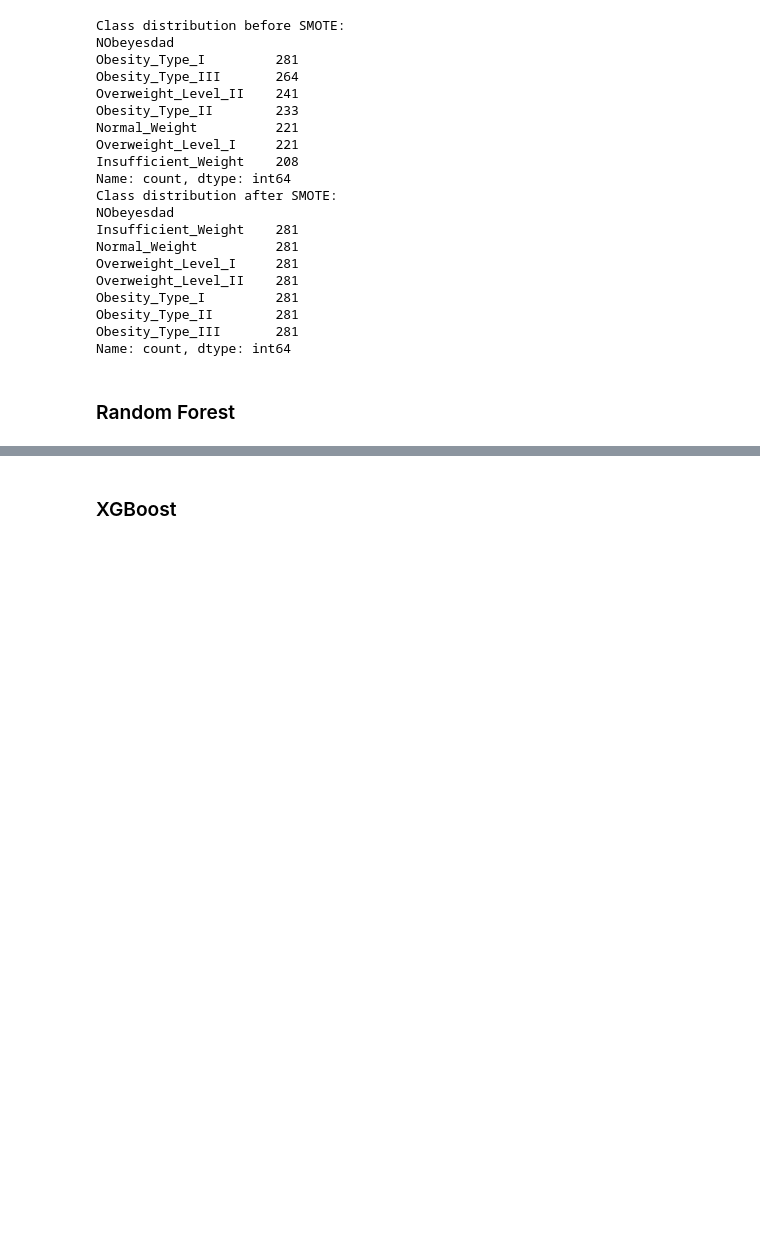
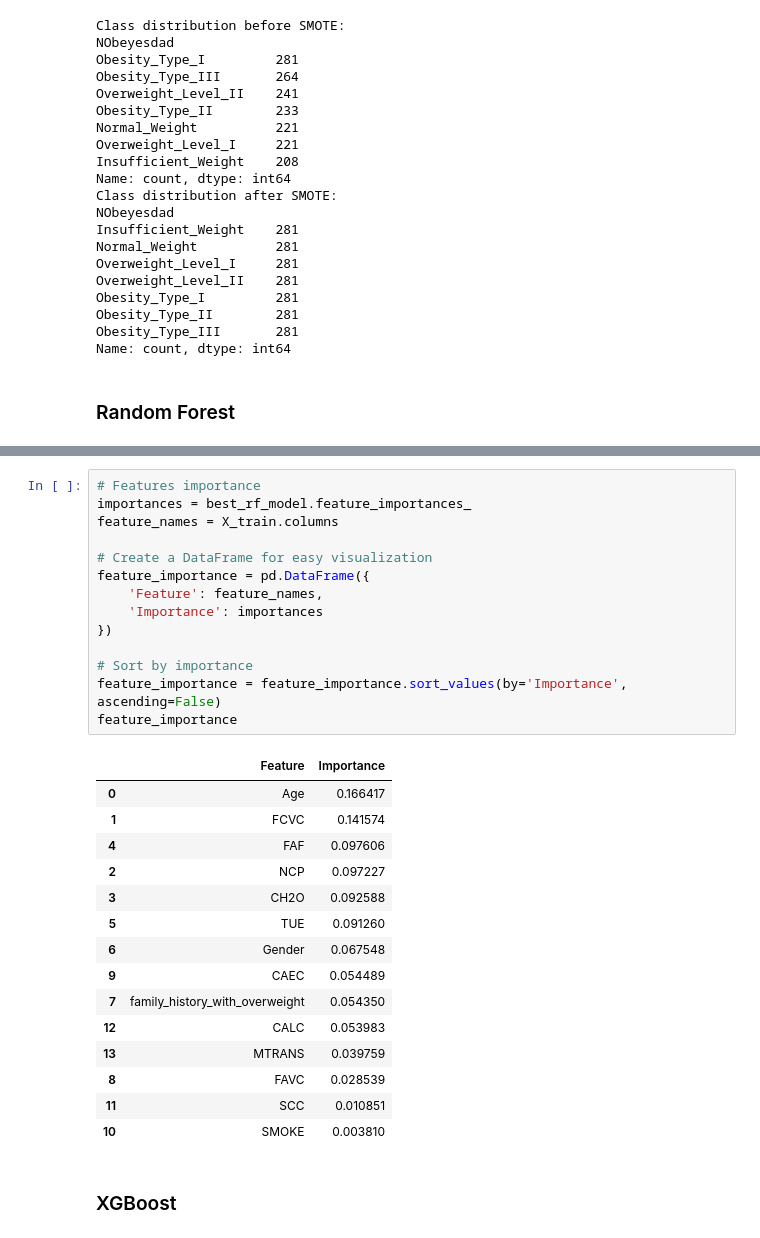
Before and after one commit to dang-nguyendd/ds_data_modelling, a Jupyter notebook: s3759957.ipynb, the cells around one changed output, grey strips where cells are left out. Saved outputs shown, nothing was run; the diff lists cells and outputs as text; blank space fills up the shorter version.

```diff
--- a/s3759957.ipynb
+++ b/s3759957.ipynb
@@ -815,6 +837,36 @@ Overweight_Level_II       0.83      0.82      0.82        49
 
 Confusion Matrix:
 [figure]
+# %%
+# Features importance
+importances = best_rf_model.feature_importances_
+feature_names = X_train.columns
+
+# Create a DataFrame for easy visualization
+feature_importance = pd.DataFrame({
+    'Feature': feature_names,
+    'Importance': importances
+})
+
+# Sort by importance
+feature_importance = feature_importance.sort_values(by='Importance', ascending=False)
+feature_importance
+# %% [output]
+|  | Feature | Importance |
+| 0 | Age | 0.166417 |
+| 1 | FCVC | 0.141574 |
+| 4 | FAF | 0.097606 |
+| 2 | NCP | 0.097227 |
+| 3 | CH2O | 0.092588 |
+| 5 | TUE | 0.091260 |
+| 6 | Gender | 0.067548 |
+| 9 | CAEC | 0.054489 |
+| 7 | family_history_with_overweight | 0.054350 |
+| 12 | CALC | 0.053983 |
+| 13 | MTRANS | 0.039759 |
+| 8 | FAVC | 0.028539 |
+| 11 | SCC | 0.010851 |
+| 10 | SMOKE | 0.003810 |
 # %% [markdown]
 ### XGBoost
 # %%
```
Also changed, not shown: parts of 11 cells of this notebook, 1 other file.
